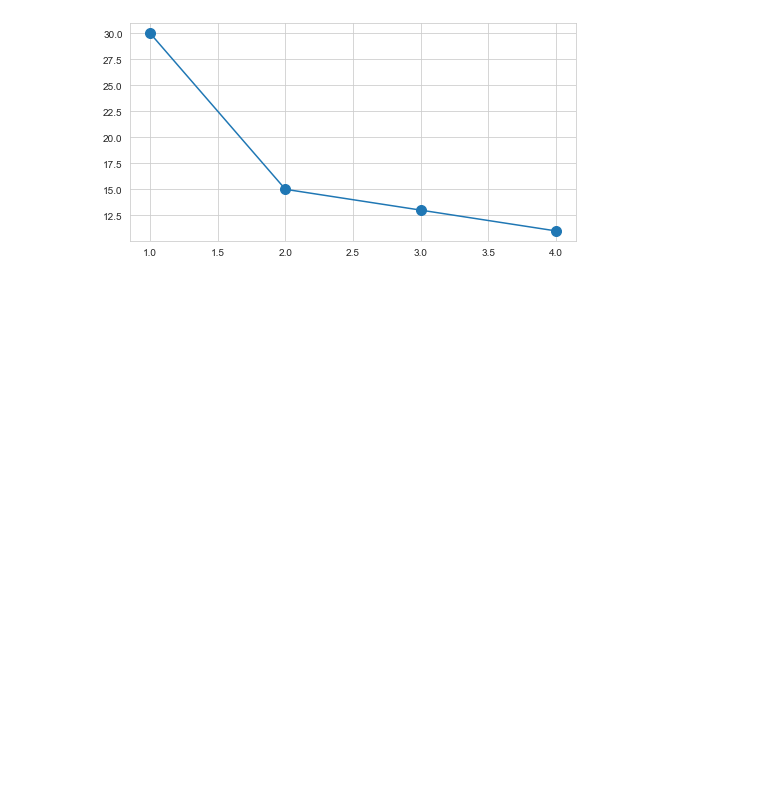
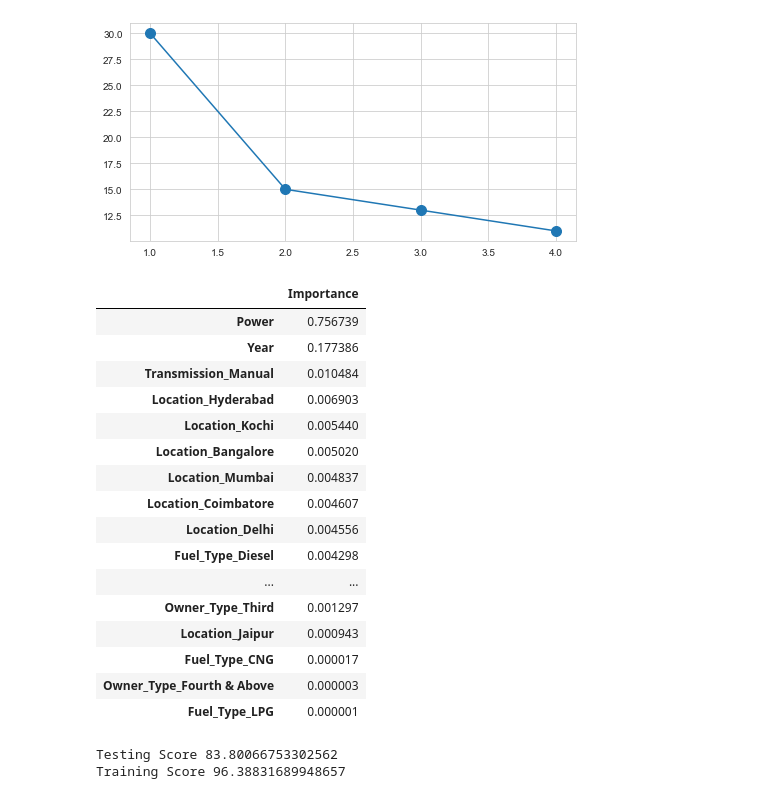
Before and after one commit to Palakkanwar/ML-TRAINING_CS, a Jupyter notebook: day24_usedcar.ipynb, the cells around one changed output. Saved outputs shown, nothing was run; the diff lists cells and outputs as text; code cells hidden in the pictures; blank space fills up the shorter version.

```diff
--- a/day24_usedcar.ipynb
+++ b/day24_usedcar.ipynb
@@ -463,3 +463,25 @@ plt.grid(True)
 plt.show()
 # %% [output]
 [figure]
+# %%
+imp_rf=pd.DataFrame(model_rf.feature_importances_, columns=['Importance'],index=xtrain.columns)
+# %%
+imp_rf.sort_values(by='Importance', ascending=False)
+# %% [output]
+|  | Importance |
+| Power | 0.756739 |
+| Year | 0.177386 |
+| Transmission_Manual | 0.010484 |
+| Location_Hyderabad | 0.006903 |
+| Location_Kochi | 0.005440 |
+| Location_Bangalore | 0.005020 |
+| Location_Mumbai | 0.004837 |
+| Location_Coimbatore | 0.004607 |
+| Location_Delhi | 0.004556 |
+| Fuel_Type_Diesel | 0.004298 |
+| ... | ... |
+| Owner_Type_Third | 0.001297 |
+| Location_Jaipur | 0.000943 |
+| Fuel_Type_CNG | 0.000017 |
+| Owner_Type_Fourth & Above | 0.000003 |
+| Fuel_Type_LPG | 0.000001 |
@@ -465,0 +490,9 @@ plt.show()
+# %%
+imp_cols=['Power','Year','Transmission_Manual']
+model_rf_imp= RandomForestRegressor().fit(xtrain[imp_cols],ytrain)
+print('Testing Score',model_rf_imp.score(xtest[imp_cols],ytest)*100)
+print('Training Score',model_rf_imp.score(xtrain[imp_cols],ytrain)*100)
+pd.to_pickle(model_rf_imp,'CarPricePredictor.pickle')
+# %% [output]
+Testing Score 83.80066753302562
+Training Score 96.38831689948657
```
Also changed, not shown: parts of 2 cells of this notebook, 1 other file.
